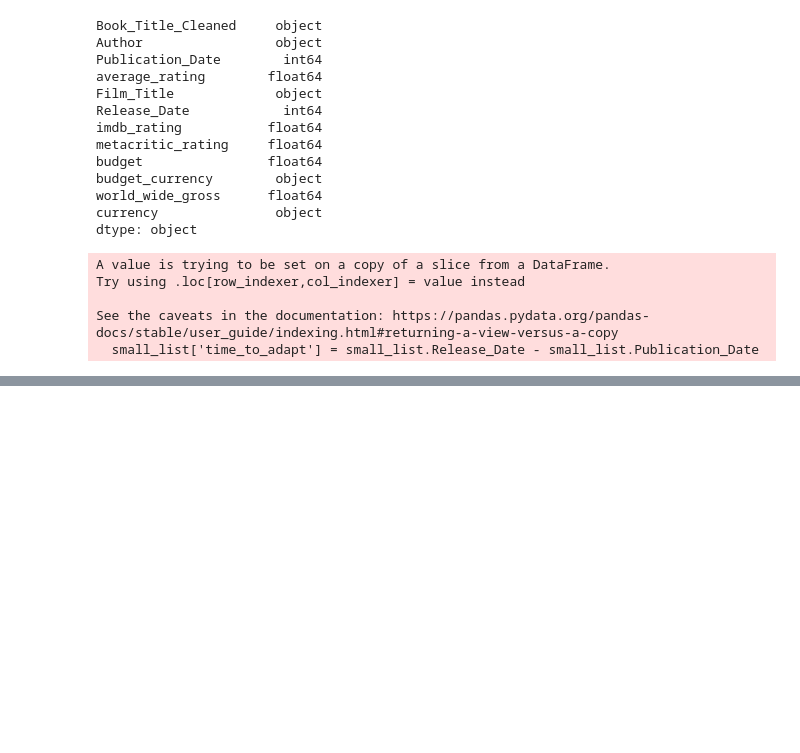
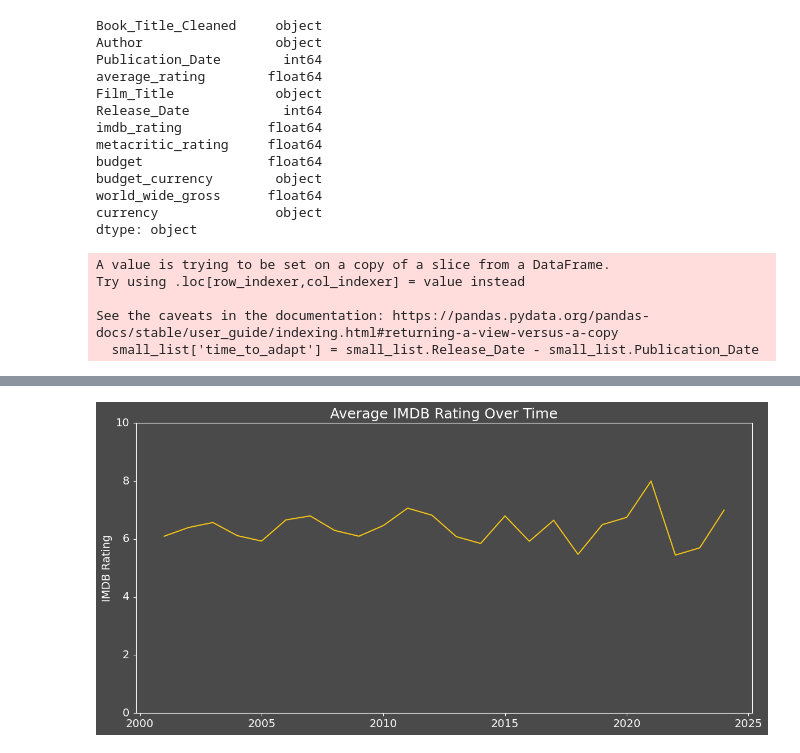
Before and after one commit to BigECire/eric-capstone, a Jupyter notebook: notebooks/Untitled.ipynb, the cells around one changed output, grey strips where cells are left out. Saved outputs shown, nothing was run; the diff lists cells and outputs as text; code cells hidden in the pictures; blank space fills up the shorter version.

```diff
--- a/notebooks/Untitled.ipynb
+++ b/notebooks/Untitled.ipynb
@@ -304,0 +358,3 @@ plt.savefig("StockOut_per_Product.png", dpi=300, bbox_inches='tight')
+# %%
+imdb_time = small_list.groupby('Release_Date', as_index=False).imdb_rating.mean()
+imdb_time
@@ -304,0 +379,18 @@ plt.savefig("StockOut_per_Product.png", dpi=300, bbox_inches='tight')
+# %%
+fig, ax = plt.subplots()
+fig.patch.set_facecolor(color_palette['background'])
+imdb_time.plot(x='Release_Date', y='imdb_rating', kind = 'line', color = color_palette['imdb'], figsize=(12, 6), legend=False, ax=ax)
+plt.title('Average IMDB Rating Over Time', fontsize = 18, color =  color_palette['lines'])
+ax.set_facecolor(color_palette['background'])
+plt.xlabel('')
+ax.set_ylim(0, 10)
+plt.ylabel('IMDB Rating', color =  color_palette['lines'], fontsize = 14)
+ax.spines[["bottom","left","top","right"]].set_color(color_palette['lines'])
+ax.set_yticklabels(ax.get_yticklabels(), ha='right', va='center', fontsize = 14)
+ax.set_xticklabels(ax.get_xticklabels(), fontsize = 14)
+ax.tick_params(axis='y', pad=5, color =  color_palette['lines'], labelcolor=color_palette['lines'])
+ax.tick_params(axis='x', color =  color_palette['lines'], labelcolor=color_palette['lines'])
+plt.tight_layout();
+plt.savefig("../images/Average_IMDB_Rating_Over_Time.png", dpi=300, bbox_inches='tight')
+# %% [output]
+[figure, added]
```
Also changed, not shown: parts of 46 cells of this notebook, 18 other files.
